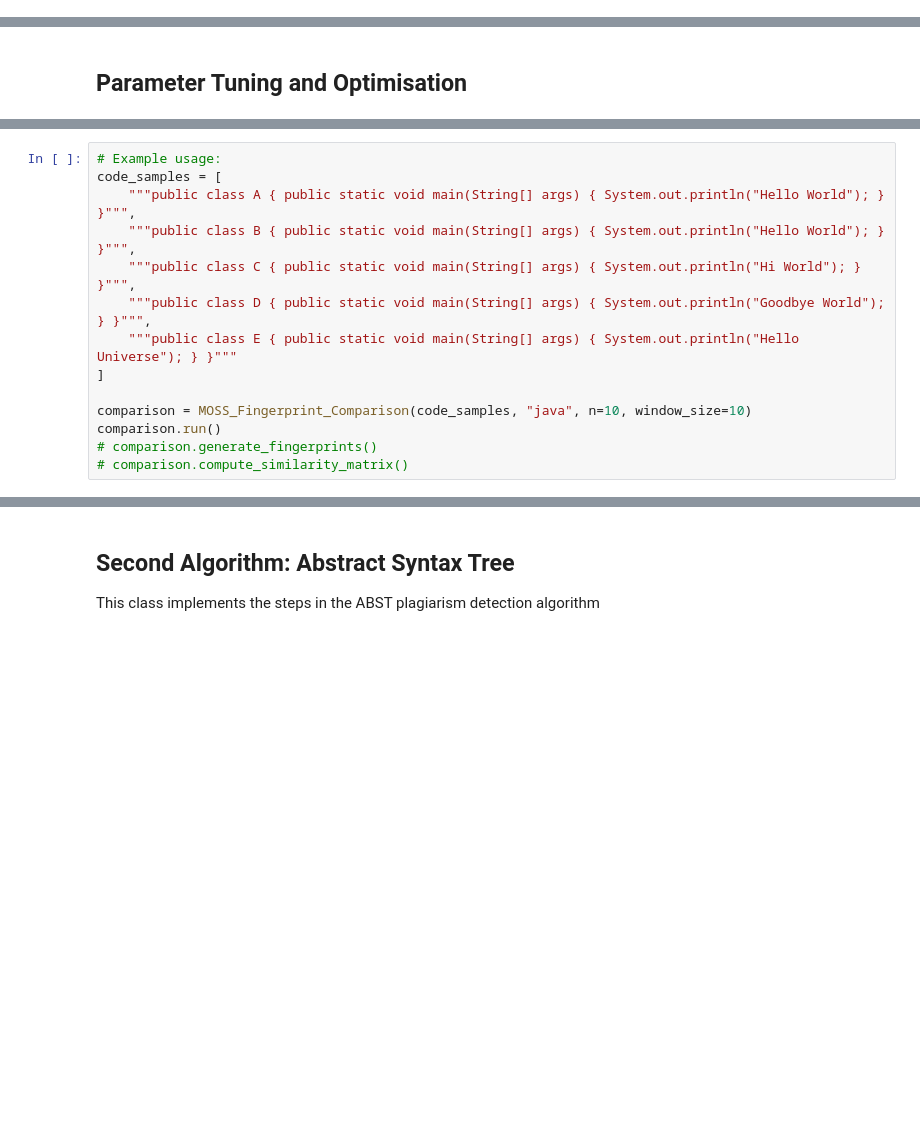
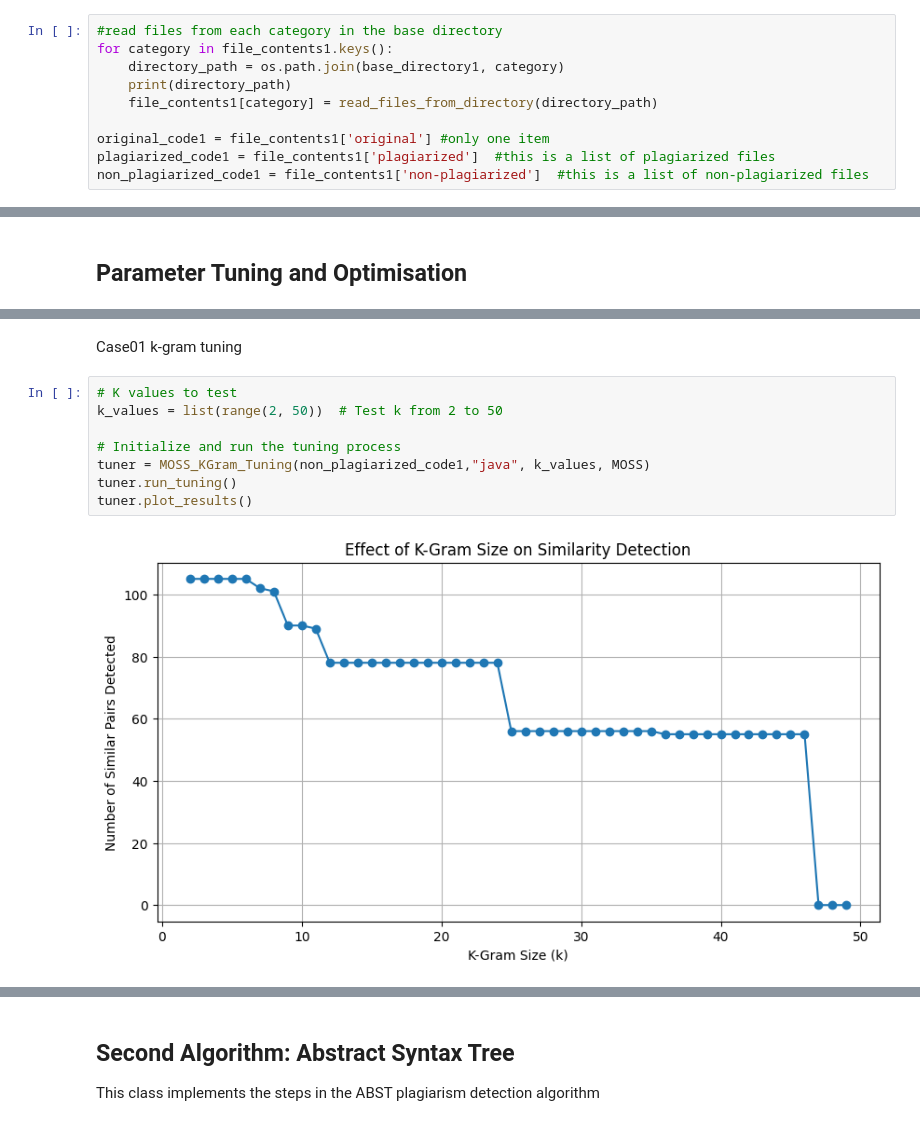
Before and after one commit to PeaceSamuel03/FYP, a Jupyter notebook: FYP.ipynb, the cells around one changed output, grey strips where cells are left out. Saved outputs shown, nothing was run; the diff lists cells and outputs as text; blank space fills up the shorter version.

```diff
--- a/FYP.ipynb
+++ b/FYP.ipynb
@@ -413,0 +463,10 @@ Levenshtein Similarity Score: 0.74
+# %%
+#read files from each category in the base directory
+for category in file_contents1.keys():
+    directory_path = os.path.join(base_directory1, category)
+    print(directory_path)
+    file_contents1[category] = read_files_from_directory(directory_path)
+
+original_code1 = file_contents1['original'] #only one item
+plagiarized_code1 = file_contents1['plagiarized']  #this is a list of plagiarized files
+non_plagiarized_code1 = file_contents1['non-plagiarized']  #this is a list of non-plagiarized files
@@ -693,14 +554,0 @@ class MOSS_Fingerprint_Comparison:
-# %%
-# Example usage:
-code_samples = [
-    """public class A { public static void main(String[] args) { System.out.println("Hello World"); } }""",
-    """public class B { public static void main(String[] args) { System.out.println("Hello World"); } }""",
-    """public class C { public static void main(String[] args) { System.out.println("Hi World"); } }""",
-    """public class D { public static void main(String[] args) { System.out.println("Goodbye World"); } }""",
-    """public class E { public static void main(String[] args) { System.out.println("Hello Universe"); } }"""
-]
-
-comparison = MOSS_Fingerprint_Comparison(code_samples, "java", n=10, window_size=10)
-comparison.run()
-# comparison.generate_fingerprints()
-# comparison.compute_similarity_matrix()
@@ -760,0 +615,12 @@ comparison.run()
+# %% [markdown]
+Case01 k-gram tuning
+# %%
+# K values to test
+k_values = list(range(2, 50))  # Test k from 2 to 50
+
+# Initialize and run the tuning process
+tuner = MOSS_KGram_Tuning(non_plagiarized_code1,"java", k_values, MOSS)
+tuner.run_tuning()
+tuner.plot_results()
+# %% [output]
+[figure, added]
```
Also changed, not shown: parts of 125 cells of this notebook.
